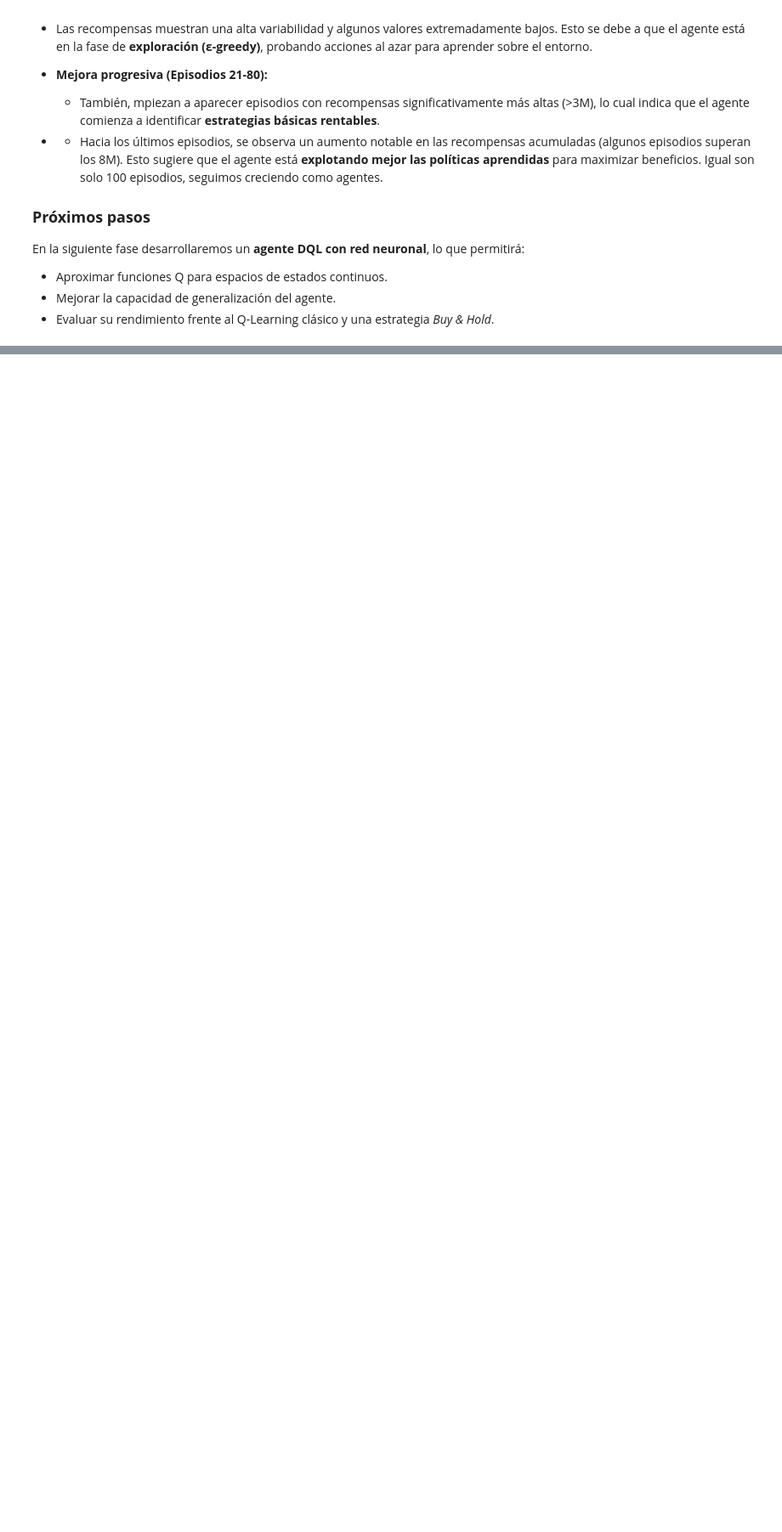
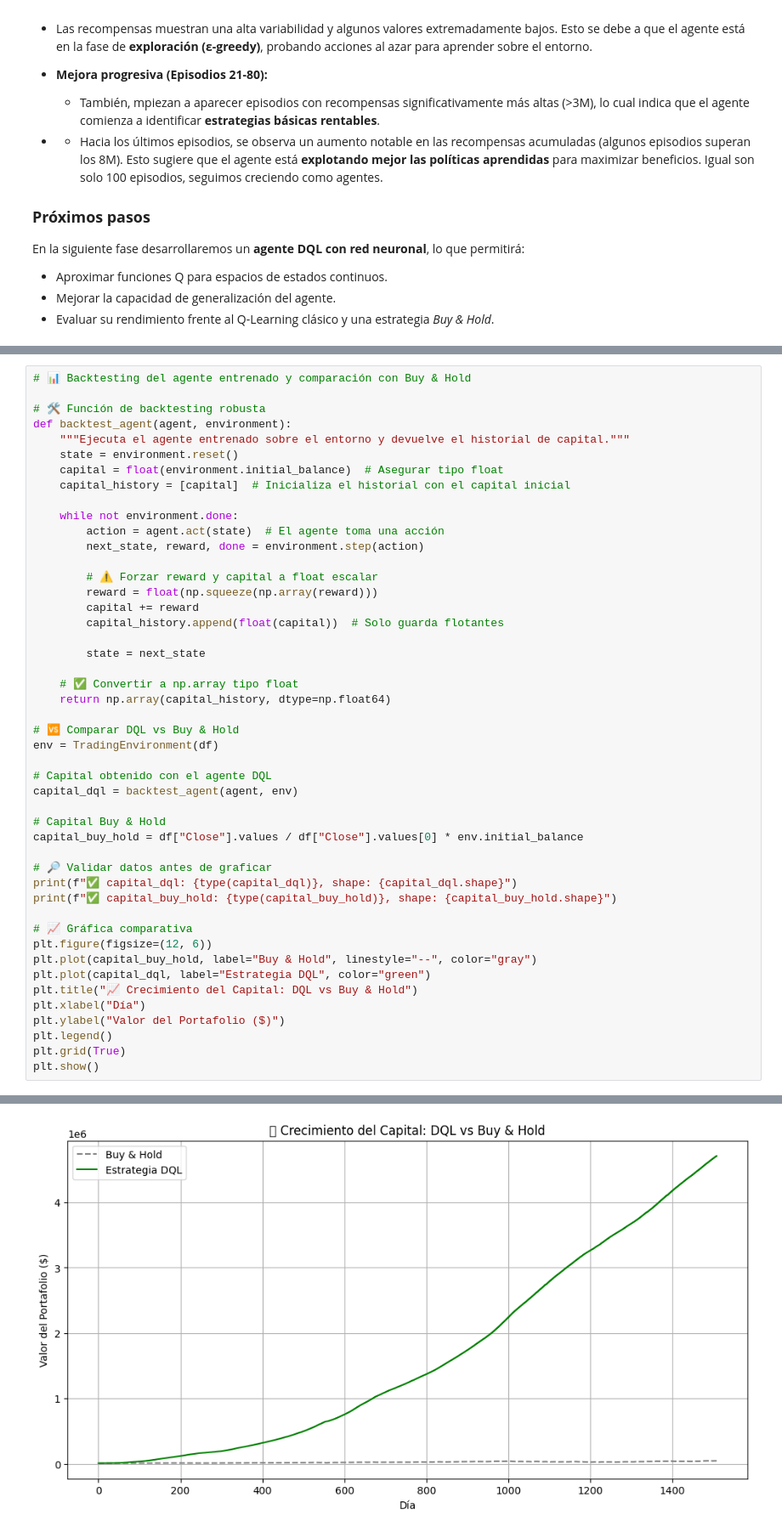
Before and after one commit to Parcex10/005_RL-DQL_Trading, a Jupyter notebook: report.ipynb, the cells around one changed output, grey strips where cells are left out. Shown: that part at 85% size. Saved outputs shown, nothing was run; the diff lists cells and outputs as text; blank space fills up the shorter version.

```diff
--- a/report.ipynb
+++ b/report.ipynb
@@ -262,0 +359,48 @@ TypeError: can't assign a Series to a torch.FloatTensor
+# %%
+# 📊 Backtesting del agente entrenado y comparación con Buy & Hold
+
+# 🛠️ Función de backtesting robusta
+def backtest_agent(agent, environment):
+    """Ejecuta el agente entrenado sobre el entorno y devuelve el historial de capital."""
+    state = environment.reset()
+    capital = float(environment.initial_balance)  # Asegurar tipo float
+    capital_history = [capital]  # Inicializa el historial con el capital inicial
+
+    while not environment.done:
+        action = agent.act(state)  # El agente toma una acción
+        next_state, reward, done = environment.step(action)
+
+        # ⚠️ Forzar reward y capital a float escalar
+        reward = float(np.squeeze(np.array(reward)))
+        capital += reward
+        capital_history.append(float(capital))  # Solo guarda flotantes
+
+        state = next_state
+
+    # ✅ Convertir a np.array tipo float
+    return np.array(capital_history, dtype=np.float64)
+
+# 🆚 Comparar DQL vs Buy & Hold
+env = TradingEnvironment(df)
+
+# Capital obtenido con el agente DQL
+capital_dql = backtest_agent(agent, env)
+
+# Capital Buy & Hold
+capital_buy_hold = df["Close"].values / df["Close"].values[0] * env.initial_balance
+
+# 🔎 Validar datos antes de graficar
+print(f"✅ capital_dql: {type(capital_dql)}, shape: {capital_dql.shape}")
+print(f"✅ capital_buy_hold: {type(capital_buy_hold)}, shape: {capital_buy_hold.shape}")
+
+# 📈 Gráfica comparativa
+plt.figure(figsize=(12, 6))
+plt.plot(capital_buy_hold, label="Buy & Hold", linestyle="--", color="gray")
+plt.plot(capital_dql, label="Estrategia DQL", color="green")
+plt.title("📈 Crecimiento del Capital: DQL vs Buy & Hold")
+plt.xlabel("Día")
+plt.ylabel("Valor del Portafolio ($)")
+plt.legend()
+plt.grid(True)
+plt.show()
+# %% [output]
@@ -262,0 +409 @@ TypeError: can't assign a Series to a torch.FloatTensor
+[figure, added]
```
Also changed, not shown: parts of 21 cells of this notebook, 53 other files.
